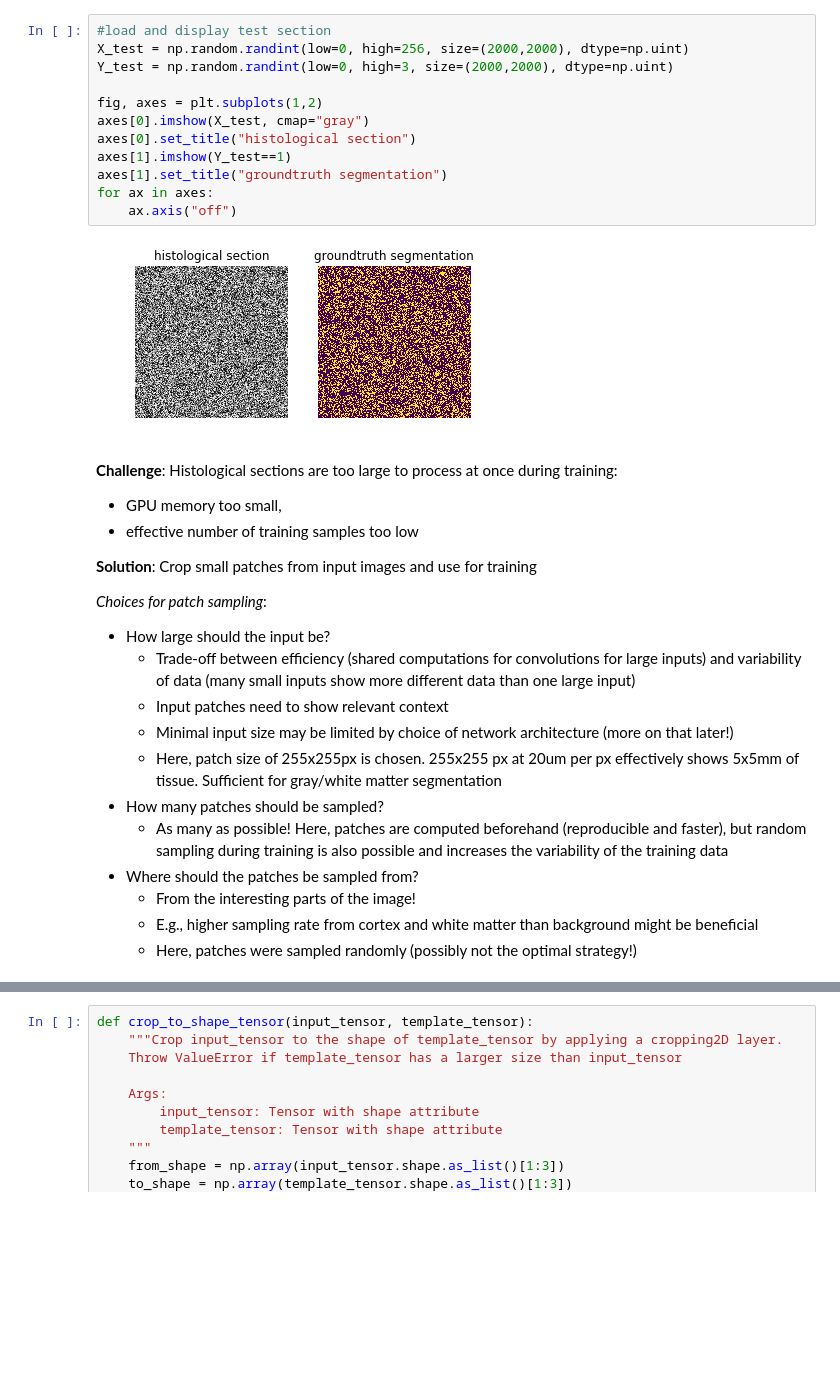
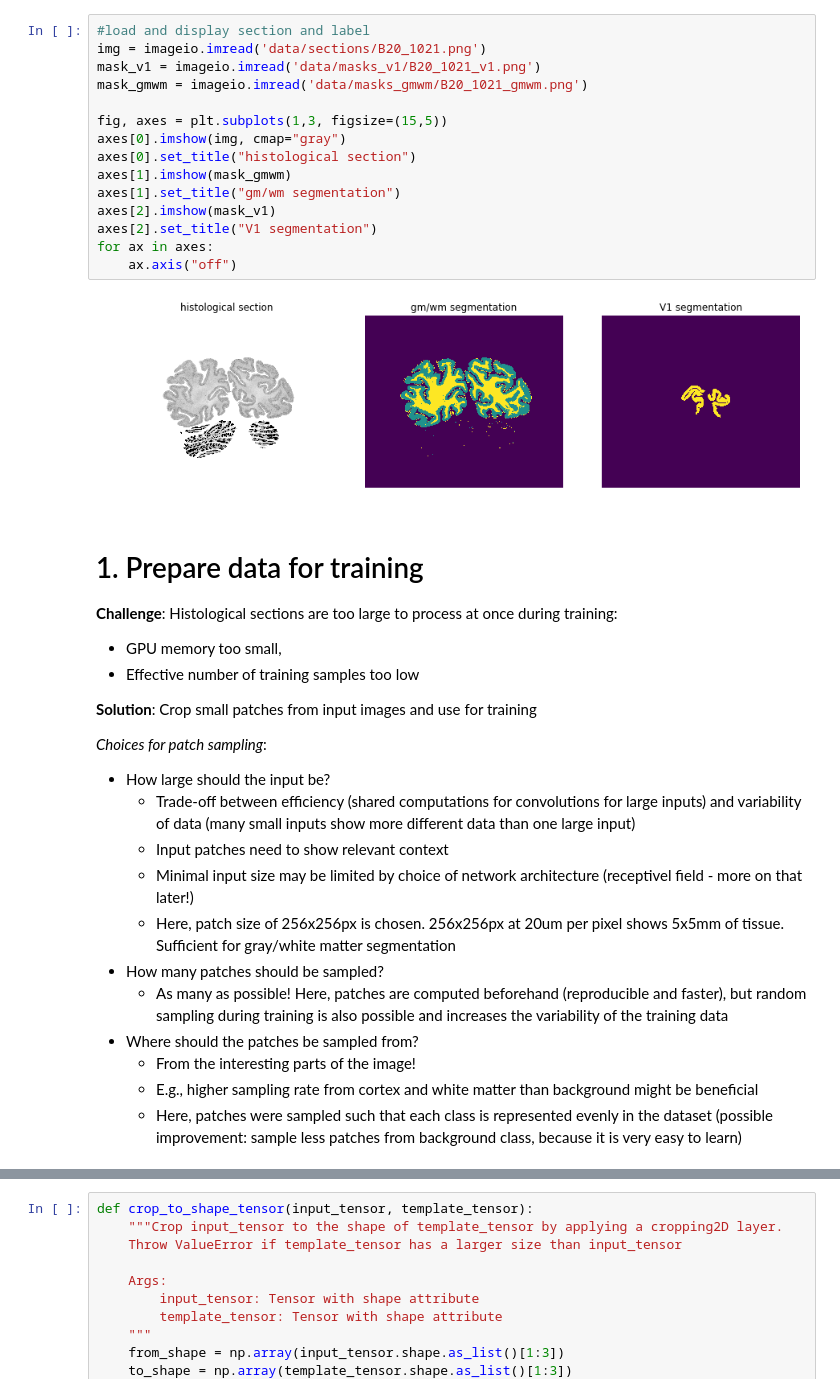
Before and after one commit to hspitzer/histo-seg, a Jupyter notebook: tutorial-segmentation.ipynb, the cells around one changed output, grey strips where cells are left out. Saved outputs shown, nothing was run; the diff lists cells and outputs as text; blank space fills up the shorter version.

Commit message:
update data processing in notebook

```diff
--- a/tutorial-segmentation.ipynb
+++ b/tutorial-segmentation.ipynb
@@ -37,21 +115,25 @@ TODO
 # %%
-#load and display test section
-X_test = np.random.randint(low=0, high=256, size=(2000,2000), dtype=np.uint)
-Y_test = np.random.randint(low=0, high=3, size=(2000,2000), dtype=np.uint)
+#load and display section and label
+img = imageio.imread('data/sections/B20_1021.png')
+mask_v1 = imageio.imread('data/masks_v1/B20_1021_v1.png')
+mask_gmwm = imageio.imread('data/masks_gmwm/B20_1021_gmwm.png')
 
-fig, axes = plt.subplots(1,2)
-axes[0].imshow(X_test, cmap="gray")
+fig, axes = plt.subplots(1,3, figsize=(15,5))
+axes[0].imshow(img, cmap="gray")
 axes[0].set_title("histological section")
-axes[1].imshow(Y_test==1)
-axes[1].set_title("groundtruth segmentation")
+axes[1].imshow(mask_gmwm)
+axes[1].set_title("gm/wm segmentation")
+axes[2].imshow(mask_v1)
+axes[2].set_title("V1 segmentation")
 for ax in axes:
     ax.axis("off")
 # %% [output]
-[figure, old version]
+[figure, new version]
 # %% [markdown]
+# 1. Prepare data for training
 **Challenge**: Histological sections are too large to process at once during training:
 - GPU memory too small,
-- effective number of training samples too low
+- Effective number of training samples too low
 
 **Solution**: Crop small patches from input images and use for training
 
@@ -59,11 +141,11 @@ for ax in axes:
 - How large should the input be?
     - Trade-off between efficiency (shared computations for convolutions for large inputs) and variability of data (many small inputs show more different data than one large input)
     - Input patches need to show relevant context
-    - Minimal input size may be limited by choice of network architecture (more on that later!)
-    - Here, patch size of 255x255px is chosen. 255x255 px at 20um per px effectively shows 5x5mm of tissue. Sufficient for gray/white matter segmentation
+    - Minimal input size may be limited by choice of network architecture (receptivel field - more on that later!)
+    - Here, patch size of 256x256px is chosen. 256x256px at 20um per pixel shows 5x5mm of tissue. Sufficient for gray/white matter segmentation
 - How many patches should be sampled?
     - As many as possible! Here, patches are computed beforehand (reproducible and faster), but random sampling during training is also possible and increases the variability of the training data
 - Where should the patches be sampled from?
     - From the interesting parts of the image!
     - E.g., higher sampling rate from cortex and white matter than background might be beneficial
-    - Here, patches were sampled randomly (possibly not the optimal strategy!)
+    - Here, patches were sampled such that each class is represented evenly in the dataset (possible improvement: sample less patches from background class, because it is very easy to learn)
```
Also changed, not shown: parts of 37 cells of this notebook.
